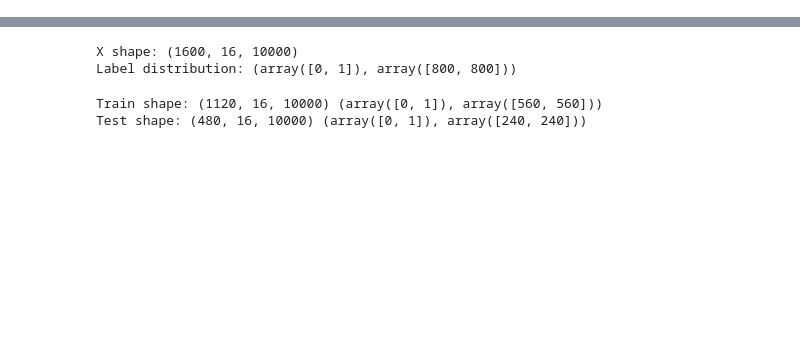
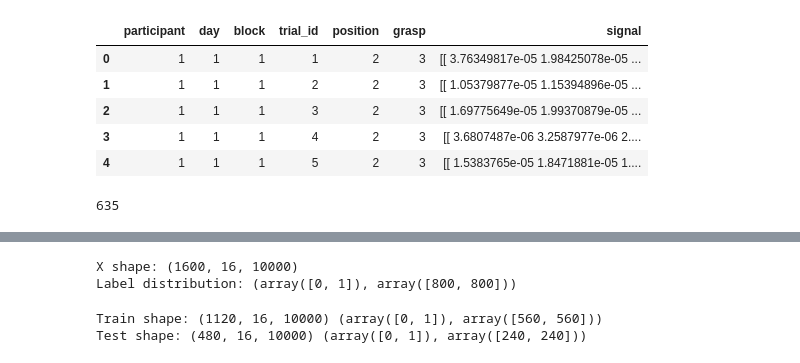
Before and after one commit to hildieleyser/Inkling, a Jupyter notebook: notebooks/EMG_Model.ipynb, the cells around one changed output, grey strips where cells are left out. Saved outputs shown, nothing was run; the diff lists cells and outputs as text; code cells hidden in the pictures; blank space fills up the shorter version.

```diff
--- a/notebooks/EMG_Model.ipynb
+++ b/notebooks/EMG_Model.ipynb
@@ -145,0 +159,13 @@ emg_df = emg_df.drop(columns = "Unnamed: 0")
+# %%
+emg_df.head()
+# %% [output]
+|  | participant | day | block | trial_id | position | grasp | signal |
+| 0 | 1 | 1 | 1 | 1 | 2 | 3 | [[ 3.76349817e-05 1.98425078e-05 ... |
+| 1 | 1 | 1 | 1 | 2 | 2 | 3 | [[ 1.05379877e-05 1.15394896e-05 ... |
+| 2 | 1 | 1 | 1 | 3 | 2 | 3 | [[ 1.69775649e-05 1.99370879e-05 ... |
+| 3 | 1 | 1 | 1 | 4 | 2 | 3 | [[ 3.6807487e-06 3.2587977e-06 2.... |
+| 4 | 1 | 1 | 1 | 5 | 2 | 3 | [[ 1.5383765e-05 1.8471881e-05 1.... |
+# %%
+len(emg_df['signal'][0])
+# %% [output]
+635
```
Also changed, not shown: parts of 28 cells of this notebook, 14 other files.
